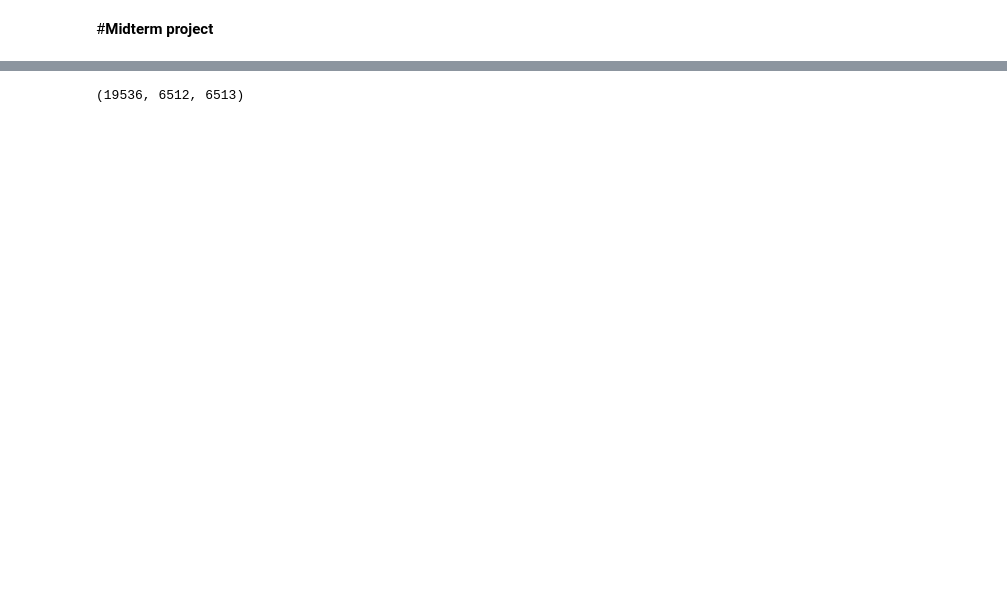
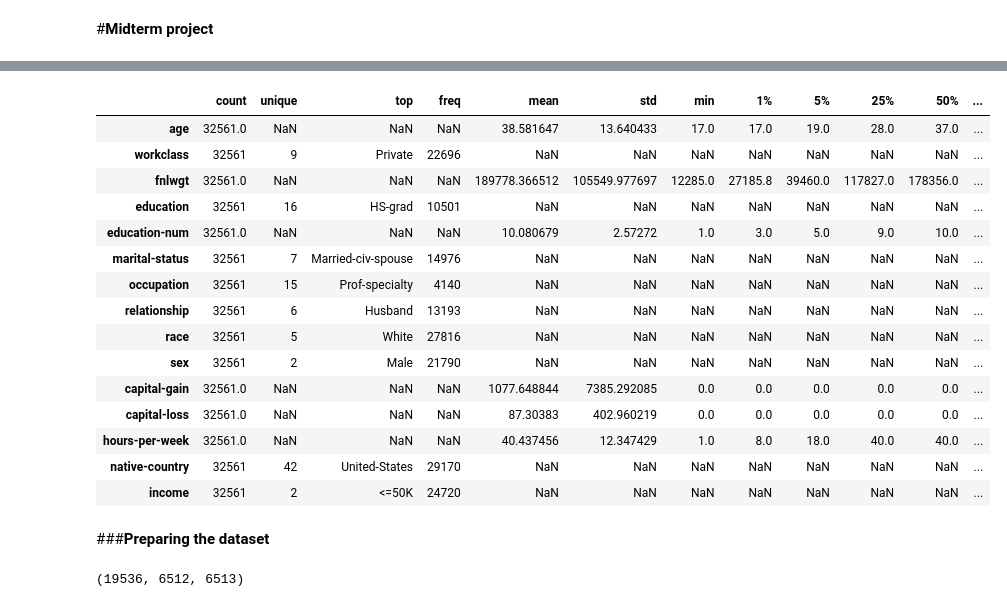
Before and after one commit to bogdan-kovalchuk/course-ml-zoomcamp, a Jupyter notebook: 07-midterm_project/07-midterm project.ipynb, the cells around one changed output, grey strips where cells are left out. Cells and saved outputs as stored; diff of their text form; code cells hidden in the pictures; blank space fills up the shorter version.

Commit message:
Preparing the dataset

```diff
--- a/07-midterm_project/07-midterm project.ipynb
+++ b/07-midterm_project/07-midterm project.ipynb
@@ -96 +94,22 @@ dtypes: int64(7), object(8)
 memory usage: 3.7+ MB
+# %%
+df.describe(include='all', percentiles=[.01,.05,.25,.5,.75,.95,.99]).T
+# %% [output]
+|  | count | unique | top | freq | mean | std | min | 1% | 5% | 25% | 50% | ... |
+| age | 32561.0 | NaN | NaN | NaN | 38.581647 | 13.640433 | 17.0 | 17.0 | 19.0 | 28.0 | 37.0 | ... |
+| workclass | 32561 | 9 | Private | 22696 | NaN | NaN | NaN | NaN | NaN | NaN | NaN | ... |
+| fnlwgt | 32561.0 | NaN | NaN | NaN | 189778.366512 | 105549.977697 | 12285.0 | 27185.8 | 39460.0 | 117827.0 | 178356.0 | ... |
+| education | 32561 | 16 | HS-grad | 10501 | NaN | NaN | NaN | NaN | NaN | NaN | NaN | ... |
+| education-num | 32561.0 | NaN | NaN | NaN | 10.080679 | 2.57272 | 1.0 | 3.0 | 5.0 | 9.0 | 10.0 | ... |
+| marital-status | 32561 | 7 | Married-civ-spouse | 14976 | NaN | NaN | NaN | NaN | NaN | NaN | NaN | ... |
+| occupation | 32561 | 15 | Prof-specialty | 4140 | NaN | NaN | NaN | NaN | NaN | NaN | NaN | ... |
+| relationship | 32561 | 6 | Husband | 13193 | NaN | NaN | NaN | NaN | NaN | NaN | NaN | ... |
+| race | 32561 | 5 | White | 27816 | NaN | NaN | NaN | NaN | NaN | NaN | NaN | ... |
+| sex | 32561 | 2 | Male | 21790 | NaN | NaN | NaN | NaN | NaN | NaN | NaN | ... |
+| capital-gain | 32561.0 | NaN | NaN | NaN | 1077.648844 | 7385.292085 | 0.0 | 0.0 | 0.0 | 0.0 | 0.0 | ... |
+| capital-loss | 32561.0 | NaN | NaN | NaN | 87.30383 | 402.960219 | 0.0 | 0.0 | 0.0 | 0.0 | 0.0 | ... |
+| hours-per-week | 32561.0 | NaN | NaN | NaN | 40.437456 | 12.347429 | 1.0 | 8.0 | 18.0 | 40.0 | 40.0 | ... |
+| native-country | 32561 | 42 | United-States | 29170 | NaN | NaN | NaN | NaN | NaN | NaN | NaN | ... |
+| income | 32561 | 2 | <=50K | 24720 | NaN | NaN | NaN | NaN | NaN | NaN | NaN | ... |
+# %% [markdown]
+###**Preparing the dataset**
```
Also changed, not shown: parts of 10 cells of this notebook.
